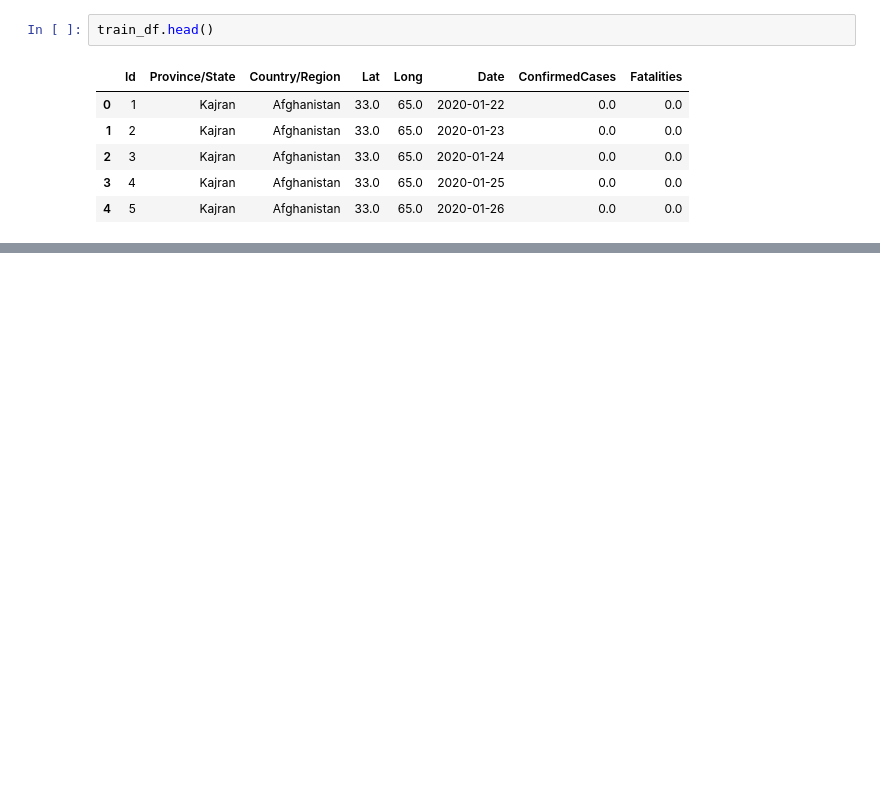
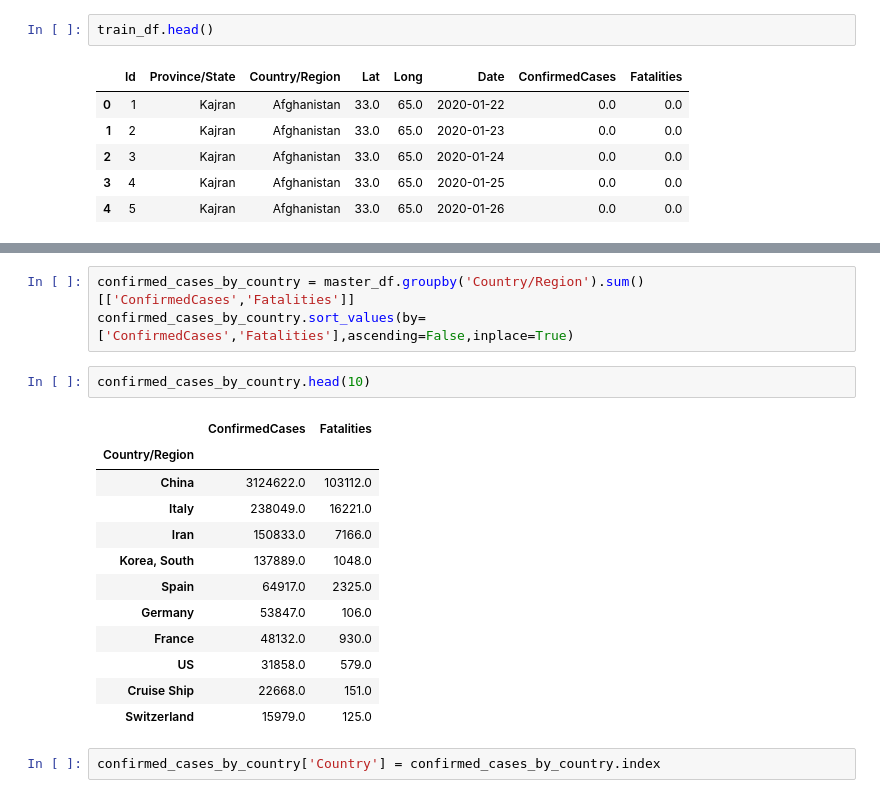
Before and after one commit to warriorgithub/COVID19-Global-Forecasting, a Jupyter notebook: COVID19_Global_Forecasting_(Week_1).ipynb, the cells around one changed output, grey strips where cells are left out. Cells and saved outputs as stored; diff of their text form; blank space fills up the shorter version.

```diff
--- a/COVID19_Global_Forecasting_(Week_1).ipynb
+++ b/COVID19_Global_Forecasting_(Week_1).ipynb
@@ -70,0 +96,20 @@ train_df.head()
+# %%
+confirmed_cases_by_country = master_df.groupby('Country/Region').sum()[['ConfirmedCases','Fatalities']]
+confirmed_cases_by_country.sort_values(by=['ConfirmedCases','Fatalities'],ascending=False,inplace=True)
+# %%
+confirmed_cases_by_country.head(10)
+# %% [output]
+|  | ConfirmedCases | Fatalities |
+| Country/Region |  |  |
+| China | 3124622.0 | 103112.0 |
+| Italy | 238049.0 | 16221.0 |
+| Iran | 150833.0 | 7166.0 |
+| Korea, South | 137889.0 | 1048.0 |
+| Spain | 64917.0 | 2325.0 |
+| Germany | 53847.0 | 106.0 |
+| France | 48132.0 | 930.0 |
+| US | 31858.0 | 579.0 |
+| Cruise Ship | 22668.0 | 151.0 |
+| Switzerland | 15979.0 | 125.0 |
+# %%
+confirmed_cases_by_country['Country'] = confirmed_cases_by_country.index
```
Also changed, not shown: parts of 8 cells of this notebook.
